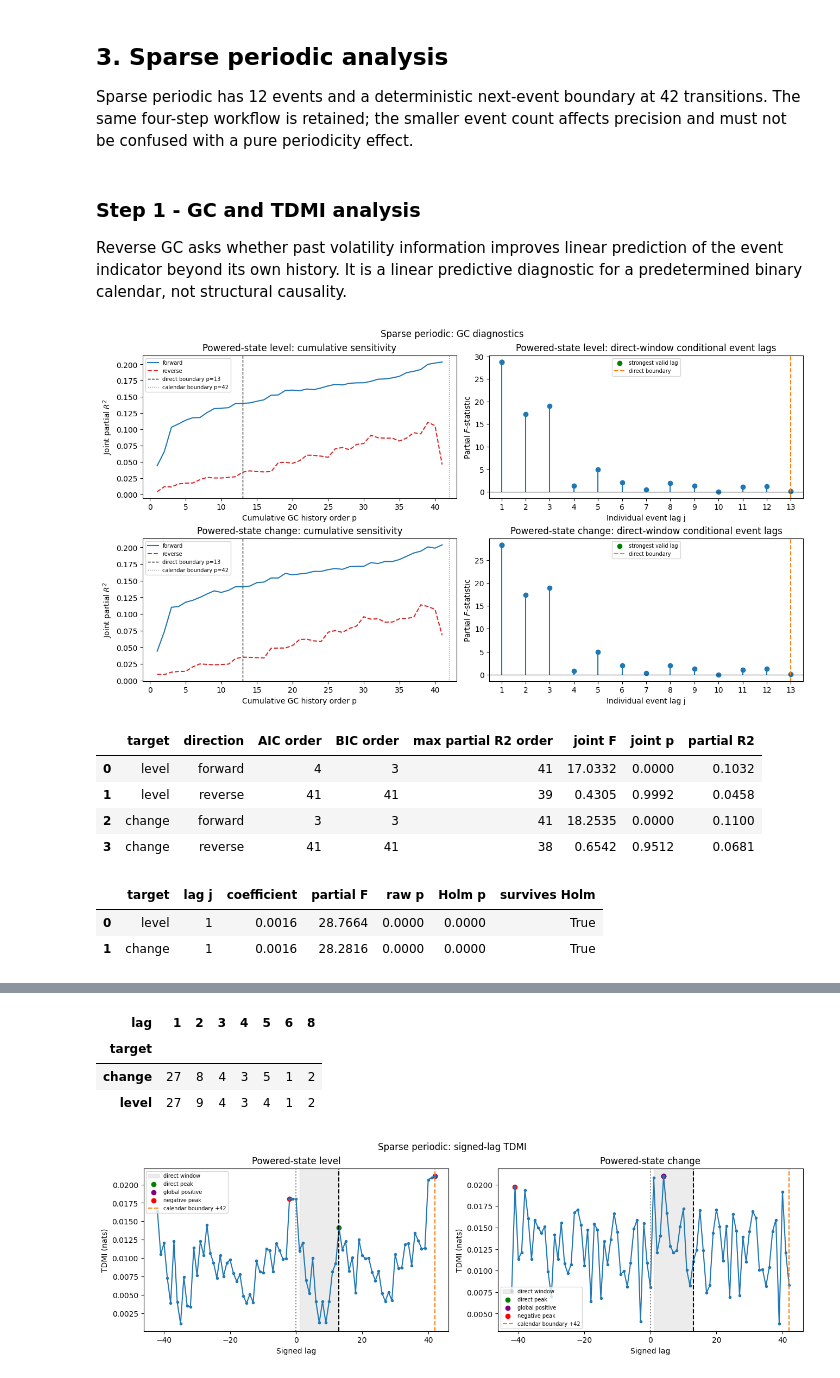
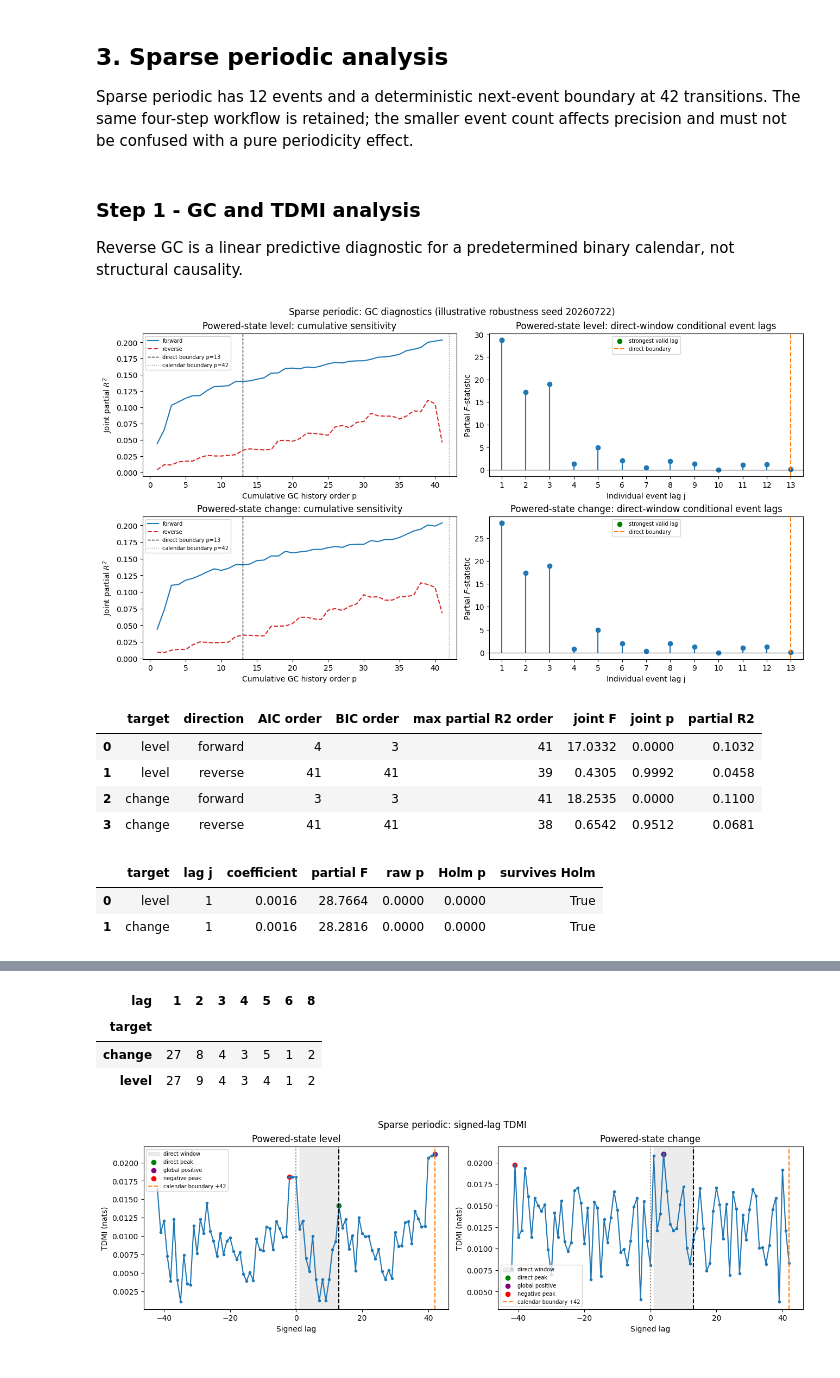
Before and after one commit to JivN24/HSBC-AN-RN, a Jupyter notebook: CODEWORK/Linus' Task Re-Do/10_event_frequency_and_schedule_robustness.ipynb, the cells around one changed output, grey strips where cells are left out. Cells and saved outputs as stored; diff of their text form; code cells hidden in the pictures.

```diff
--- a/CODEWORK/Linus' Task Re-Do/10_event_frequency_and_schedule_robustness.ipynb
+++ b/CODEWORK/Linus' Task Re-Do/10_event_frequency_and_schedule_robustness.ipynb
@@ -183,0 +219,28 @@ Reverse GC asks whether past volatility information improves linear prediction o
+# %%
+def representative_gc(case):
+    table,_=make_table(case,REPRESENTATIVE_ROBUSTNESS_SEED); scans=[]
+    for target in ['level','change']:
+        for direction in ['forward','reverse']:
+            scans.append(gc_scan(table,case,target,direction,GC_PMAX_ROBUSTNESS[case]))
+    return table,pd.concat(scans,ignore_index=True),pd.concat([individual_lags(table,case,t) for t in ['level','change']],ignore_index=True)
+def first_mode(series):
+    # Smallest lag breaks a modal-frequency tie deterministically.
+    return int(pd.Series(series).dropna().astype(int).mode().min())
+
+def selection_summary(scan):
+    valid=scan.loc[scan.valid_rank].dropna(subset=['aic','bic','partial_r2']); a=valid.loc[valid.aic.idxmin()]; b=valid.loc[valid.bic.idxmin()]; m=valid.loc[valid.partial_r2.idxmax()]
+    return {'AIC order':int(a.order),'BIC order':int(b.order),'max partial R2 order':int(m.order),'joint F':float(b.F),'joint p':float(b.p_value),'partial R2':float(b.partial_r2)}
+def show_gc(case):
+    _,scans,individual=representative_gc(case); boundary={'dense_periodic':21,'sparse_periodic':42}.get(case); fig,axes=plt.subplots(2,2,figsize=(13,7),constrained_layout=True); order_rows=[]; strongest=[]
+    for r,target in enumerate(['level','change']):
+        for direction,style,col in [('forward','-','tab:blue'),('reverse','--','tab:red')]:
+            d=scans.query('target==@target and direction==@direction and valid_rank'); axes[r,0].plot(d.order,d.partial_r2,style,color=col,label=direction); order_rows.append({'target':target,'direction':direction,**selection_summary(d)})
+        axes[r,0].axvline(13,color='black',ls='--',lw=1,label='direct boundary p=13')
+        if boundary: axes[r,0].axvline(boundary,color='grey',ls=':',lw=1,label=f'calendar boundary p={boundary}')
+        axes[r,0].set(xlabel='Cumulative GC history order p',ylabel='Joint partial $R^2$',title=f'Powered-state {target}: cumulative sensitivity'); axes[r,0].legend(fontsize=7)
+        d=individual.query('target==@target'); top=d.loc[d.partial_F.idxmax()]; strongest.append({'target':target,'lag j':int(top.lag),'coefficient':top.coefficient,'partial F':top.partial_F,'raw p':top.p_value,'Holm p':top.holm_p,'survives Holm':top.holm_reject})
+        axes[r,1].stem(d.lag,d.partial_F,basefmt=' ',linefmt='tab:blue',markerfmt='o'); axes[r,1].scatter(top.lag,top.partial_F,color='green',label='strongest valid lag'); axes[r,1].axhline(0,color='black',lw=.8); axes[r,1].axvline(13,color='tab:orange',ls='--',label='direct boundary')
+        axes[r,1].set(xlim=(.5,13.5),xticks=np.arange(1,14),xlabel='Individual event lag j',ylabel='Partial $F$-statistic',title=f'Powered-state {target}: direct-window conditional event lags'); axes[r,1].legend(fontsize=7)
+    fig.suptitle(f'{LABEL[case]}: GC diagnostics (illustrative robustness seed {REPRESENTATIVE_ROBUSTNESS_SEED})'); plt.show(); display(pd.DataFrame(order_rows).style.format(precision=4)); display(pd.DataFrame(strongest).style.format(precision=4))
+    d=gc_repeated.query('case==@case and direction=="forward" and valid_rank'); group=d.groupby(['seed','target']); selected=group.apply(lambda x: selection_summary(x),include_groups=False).apply(pd.Series).reset_index(); ind=individual_repeated.query('case==@case').sort_values('partial_F').groupby(['seed','target'],group_keys=False).tail(1)
+    across=selected.groupby('target').agg(median_AIC_order=('AIC order','median'),median_BIC_order=('BIC order','median'),rejection_rate=('joint p',lambda x:(x<.05).mean()),median_partial_R2=('partial R2','median')).reset_index().merge(ind.groupby('target').agg(modal_strongest_j=('lag',first_mode),median_strongest_F=('partial_F','median'),Holm_survival_rate=('holm_reject','mean')).reset_index(),on='target'); display(across.style.format(precision=4)); display(ind.groupby(['target','lag']).size().unstack(fill_value=0))
@@ -247,14 +349,14 @@ Dense-periodic finding: interpret forward and reverse predictive diagnostics fro
 ## 3. Sparse periodic analysis
 
 Sparse periodic has 12 events and a deterministic next-event boundary at 42 transitions. The same four-step workflow is retained; the smaller event count affects precision and must not be confused with a pure periodicity effect.
+# %% [markdown]
+### Step 1 - GC and TDMI analysis
+
+Reverse GC is a linear predictive diagnostic for a predetermined binary calendar, not structural causality.
 # %%
-display(Markdown("### Step 1 - GC and TDMI analysis\n\nReverse GC asks whether past volatility information improves linear prediction of the event indicator beyond its own history. It is a linear predictive diagnostic for a predetermined binary calendar, not structural causality."))
 show_gc('sparse_periodic')
 # %% [output]
-### Step 1 - GC and TDMI analysis
-
-Reverse GC asks whether past volatility information improves linear prediction of the event indicator beyond its own history. It is a linear predictive diagnostic for a predetermined binary calendar, not structural causality.
-[figure, old version]
+[figure, new version]
 |  | target | direction | AIC order | BIC order | max partial R2 order | joint F | joint p | partial R2 |
 | 0 | level | forward | 4 | 3 | 41 | 17.0332 | 0.0000 | 0.1032 |
 | 1 | level | reverse | 41 | 41 | 39 | 0.4305 | 0.9992 | 0.0458 |
```
Also changed, not shown: parts of 44 cells of this notebook, 1 other file.
